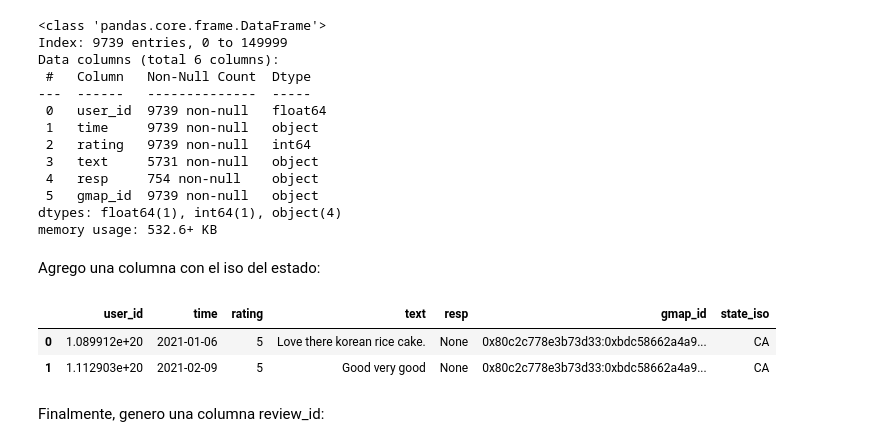
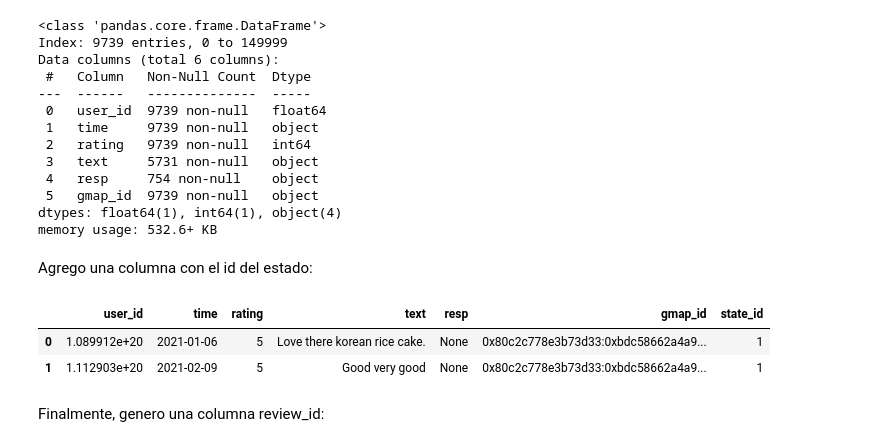
Before and after one commit to OlgaAcosta/Final_Project_DS_Henry, a Jupyter notebook: EDA-ETL.ipynb, the cells around one changed output. Cells and saved outputs as stored; diff of their text form; code cells hidden in the pictures.

Commit message:
EDA-ETL/Functions:Function 2-> change column state_iso to state_id

```diff
--- a/EDA-ETL.ipynb
+++ b/EDA-ETL.ipynb
@@ -539,6 +539,8 @@ Filtro a partir del año 2018
 cal_1_copy=cal_1_copy[cal_1_copy['time'].apply(lambda x: x.year)>=2018]
 # %% [markdown]
 Filtro solo los restaurantes
+# %%
+gm_restaurants= pd.read_csv('POST_ETL_DATASETS\Google_Maps_Data\gm_restaurants.csv')
 # %%
 # Genero una lista de los gmap_id de los restaurantes del df gmap_metadata:
 lista_id_rest= list(gm_restaurants['gmap_id'])
@@ -624,14 +626,14 @@ Data columns (total 6 columns):
 dtypes: float64(1), int64(1), object(4)
 memory usage: 532.6+ KB
 # %% [markdown]
-Agrego una columna con el iso del estado:
+Agrego una columna con el id del estado:
 # %%
-cal_1_restaurantes['state_iso'] = "CA"
+cal_1_restaurantes['state_id'] = "1"
 cal_1_restaurantes.head(2)
 # %% [output]
-|  | user_id | time | rating | text | resp | gmap_id | state_iso |
-| 0 | 1.089912e+20 | 2021-01-06 | 5 | Love there korean rice cake. | None | 0x80c2c778e3b73d33:0xbdc58662a4a9... | CA |
-| 1 | 1.112903e+20 | 2021-02-09 | 5 | Good very good | None | 0x80c2c778e3b73d33:0xbdc58662a4a9... | CA |
+|  | user_id | time | rating | text | resp | gmap_id | state_id |
+| 0 | 1.089912e+20 | 2021-01-06 | 5 | Love there korean rice cake. | None | 0x80c2c778e3b73d33:0xbdc58662a4a9... | 1 |
+| 1 | 1.112903e+20 | 2021-02-09 | 5 | Good very good | None | 0x80c2c778e3b73d33:0xbdc58662a4a9... | 1 |
 # %% [markdown]
 Finalmente, genero una columna review_id:
 # %%
```
Also changed, not shown: parts of 4 cells of this notebook, 1 other file.
